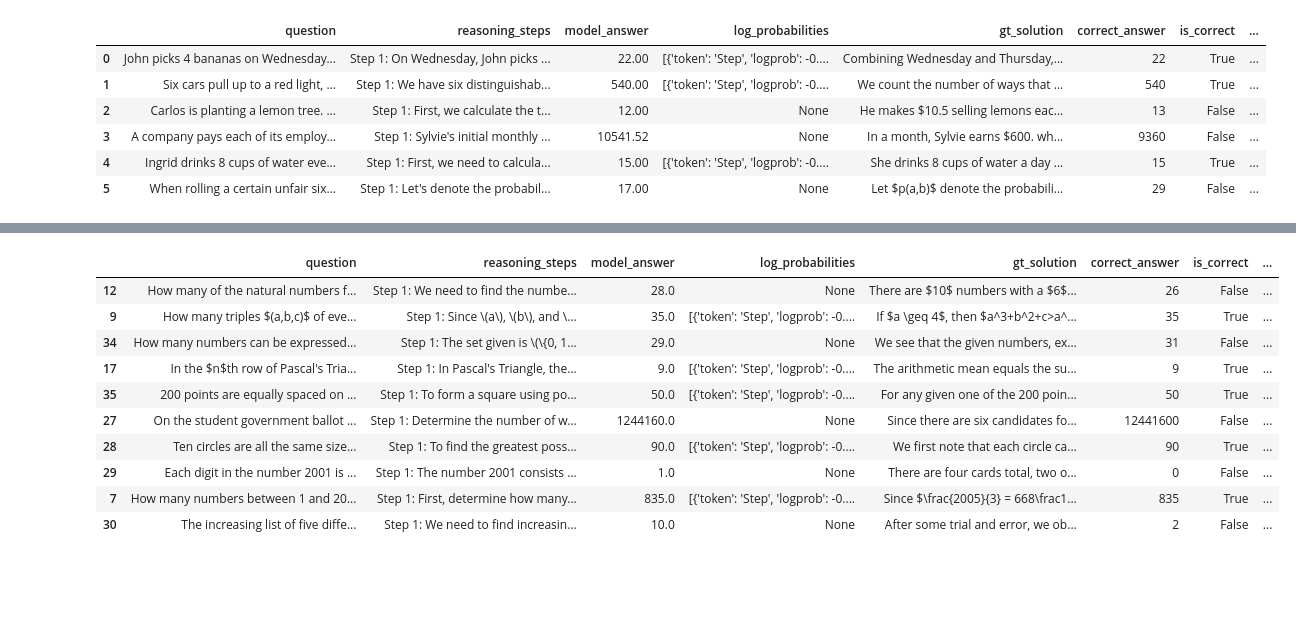
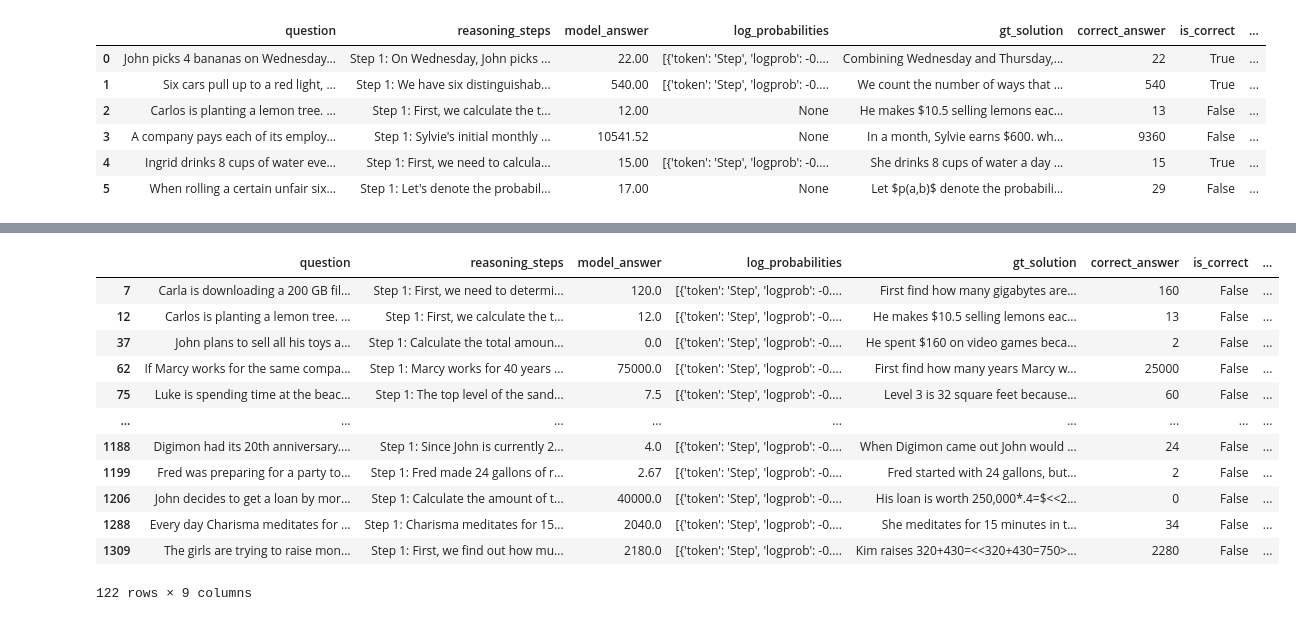
Before and after one commit to zixianma/interactive-chains, a Jupyter notebook: data/select_data.ipynb, the cells around one changed output, grey strips where cells are left out. Cells and saved outputs as stored; diff of their text form; code cells hidden in the pictures; blank space fills up the shorter version.

```diff
--- a/data/select_data.ipynb
+++ b/data/select_data.ipynb
@@ -360,18 +303,40 @@ indices
-# %%
-selected_df = final_df.iloc[indices]
-
-# Now filter rows where the "dataset" column is equal to "gsm8k"
-gsm8k_rows = selected_df[selected_df['dataset'] == "math"]
-gsm8k_rows
-# %% [output]
-|  | question | reasoning_steps | model_answer | log_probabilities | gt_solution | correct_answer | is_correct | ... |
-| 12 | How many of the natural numbers f... | Step 1: We need to find the numbe... | 28.0 | None | There are $10$ numbers with a $6$... | 26 | False | ... |
-| 9 | How many triples $(a,b,c)$ of eve... | Step 1: Since \(a\), \(b\), and \... | 35.0 | [{'token': 'Step', 'logprob': -0.... | If $a \geq 4$, then $a^3+b^2+c>a^... | 35 | True | ... |
-| 34 | How many numbers can be expressed... | Step 1: The set given is \(\{0, 1... | 29.0 | None | We see that the given numbers, ex... | 31 | False | ... |
-| 17 | In the $n$th row of Pascal's Tria... | Step 1: In Pascal's Triangle, the... | 9.0 | [{'token': 'Step', 'logprob': -0.... | The arithmetic mean equals the su... | 9 | True | ... |
-| 35 | 200 points are equally spaced on ... | Step 1: To form a square using po... | 50.0 | [{'token': 'Step', 'logprob': -0.... | For any given one of the 200 poin... | 50 | True | ... |
-| 27 | On the student government ballot ... | Step 1: Determine the number of w... | 1244160.0 | None | Since there are six candidates fo... | 12441600 | False | ... |
-| 28 | Ten circles are all the same size... | Step 1: To find the greatest poss... | 90.0 | [{'token': 'Step', 'logprob': -0.... | We first note that each circle ca... | 90 | True | ... |
-| 29 | Each digit in the number 2001 is ... | Step 1: The number 2001 consists ... | 1.0 | None | There are four cards total, two o... | 0 | False | ... |
-| 7 | How many numbers between 1 and 20... | Step 1: First, determine how many... | 835.0 | [{'token': 'Step', 'logprob': -0.... | Since $\frac{2005}{3} = 668\frac1... | 835 | True | ... |
-| 30 | The increasing list of five diffe... | Step 1: We need to find increasin... | 10.0 | None | After some trial and error, we ob... | 2 | False | ... |
+# %%
+gsm_wrong_train_id = [1, 3, 5]
+math_wrong_train_id = [1, 2, 3]
+
+gsm_correct_train_id = [1020, 351, 109]
+math_correct_train_id = [264, 3, 235]
+
+gsm_correct_test_id = [1019, 61, 874, 1051, 1075]
+math_correct_train_id = [72, 36, 279, 31, 59]
+
+
+gsm_all_df = pd.read_json("GSM8Kgsm8k_test_questions_with_logprob.jsonl", lines=True)
+math_all_df = pd.read_json("MATH_test_questions_with_logprob.jsonl", lines=True)
+# %%
+gsm_correct = gsm_all_df[gsm_all_df["is_correct"] == True]
+math_correct = math_all_df[math_all_df["is_correct"] == True & (math_all_df["category"] == "counting_and_probability")]
+
+gsm_incorrect = gsm_all_df[gsm_all_df["is_correct"] == False]
+math_incorrect = math_all_df[(math_all_df["is_correct"] == False) & (math_all_df["category"] == "counting_and_probability")]
+
+
+gsm_cor_sel = gsm_correct.tail(2)
+math_sel = math_incorrect.tail(1)
+gsm_incor = gsm_incorrect.tail(1)
+
+gsm_incorrect
+# %% [output]
+|  | question | reasoning_steps | model_answer | log_probabilities | gt_solution | correct_answer | is_correct | ... |
+| 7 | Carla is downloading a 200 GB fil... | Step 1: First, we need to determi... | 120.0 | [{'token': 'Step', 'logprob': -0.... | First find how many gigabytes are... | 160 | False | ... |
+| 12 | Carlos is planting a lemon tree. ... | Step 1: First, we calculate the t... | 12.0 | [{'token': 'Step', 'logprob': -0.... | He makes $10.5 selling lemons eac... | 13 | False | ... |
+| 37 | John plans to sell all his toys a... | Step 1: Calculate the total amoun... | 0.0 | [{'token': 'Step', 'logprob': -0.... | He spent $160 on video games beca... | 2 | False | ... |
+| 62 | If Marcy works for the same compa... | Step 1: Marcy works for 40 years ... | 75000.0 | [{'token': 'Step', 'logprob': -0.... | First find how many years Marcy w... | 25000 | False | ... |
+| 75 | Luke is spending time at the beac... | Step 1: The top level of the sand... | 7.5 | [{'token': 'Step', 'logprob': -0.... | Level 3 is 32 square feet because... | 60 | False | ... |
+| ... | ... | ... | ... | ... | ... | ... | ... | ... |
+| 1188 | Digimon had its 20th anniversary.... | Step 1: Since John is currently 2... | 4.0 | [{'token': 'Step', 'logprob': -0.... | When Digimon came out John would ... | 24 | False | ... |
+| 1199 | Fred was preparing for a party to... | Step 1: Fred made 24 gallons of r... | 2.67 | [{'token': 'Step', 'logprob': -0.... | Fred started with 24 gallons, but... | 2 | False | ... |
+| 1206 | John decides to get a loan by mor... | Step 1: Calculate the amount of t... | 40000.0 | [{'token': 'Step', 'logprob': -0.... | His loan is worth 250,000*.4=$<<2... | 0 | False | ... |
+| 1288 | Every day Charisma meditates for ... | Step 1: Charisma meditates for 15... | 2040.0 | [{'token': 'Step', 'logprob': -0.... | She meditates for 15 minutes in t... | 34 | False | ... |
+| 1309 | The girls are trying to raise mon... | Step 1: First, we find out how mu... | 2180.0 | [{'token': 'Step', 'logprob': -0.... | Kim raises 320+430=<<320+430=750>... | 2280 | False | ... |
+122 rows × 9 columns
```
Also changed, not shown: parts of 4 cells of this notebook, 5 other files.
